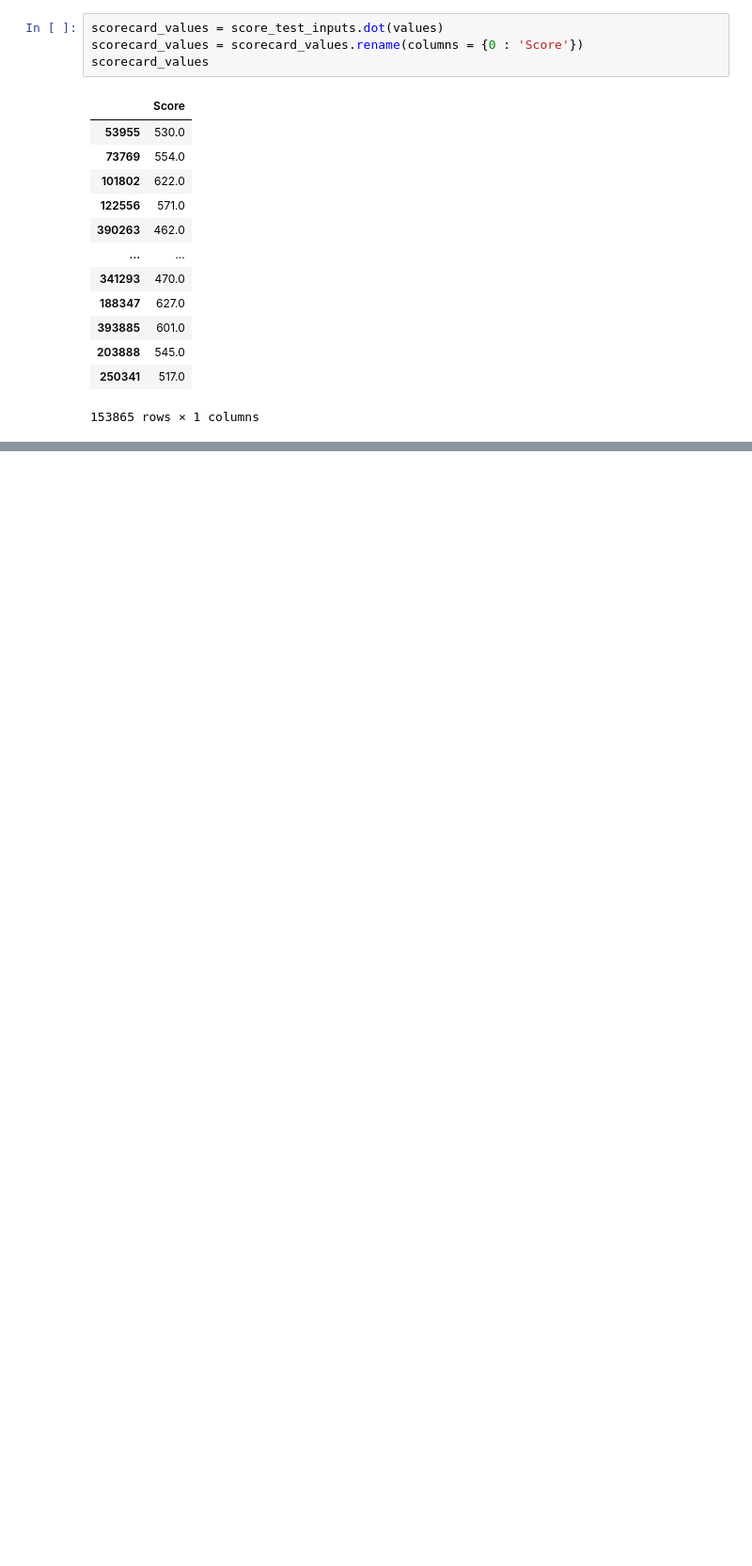
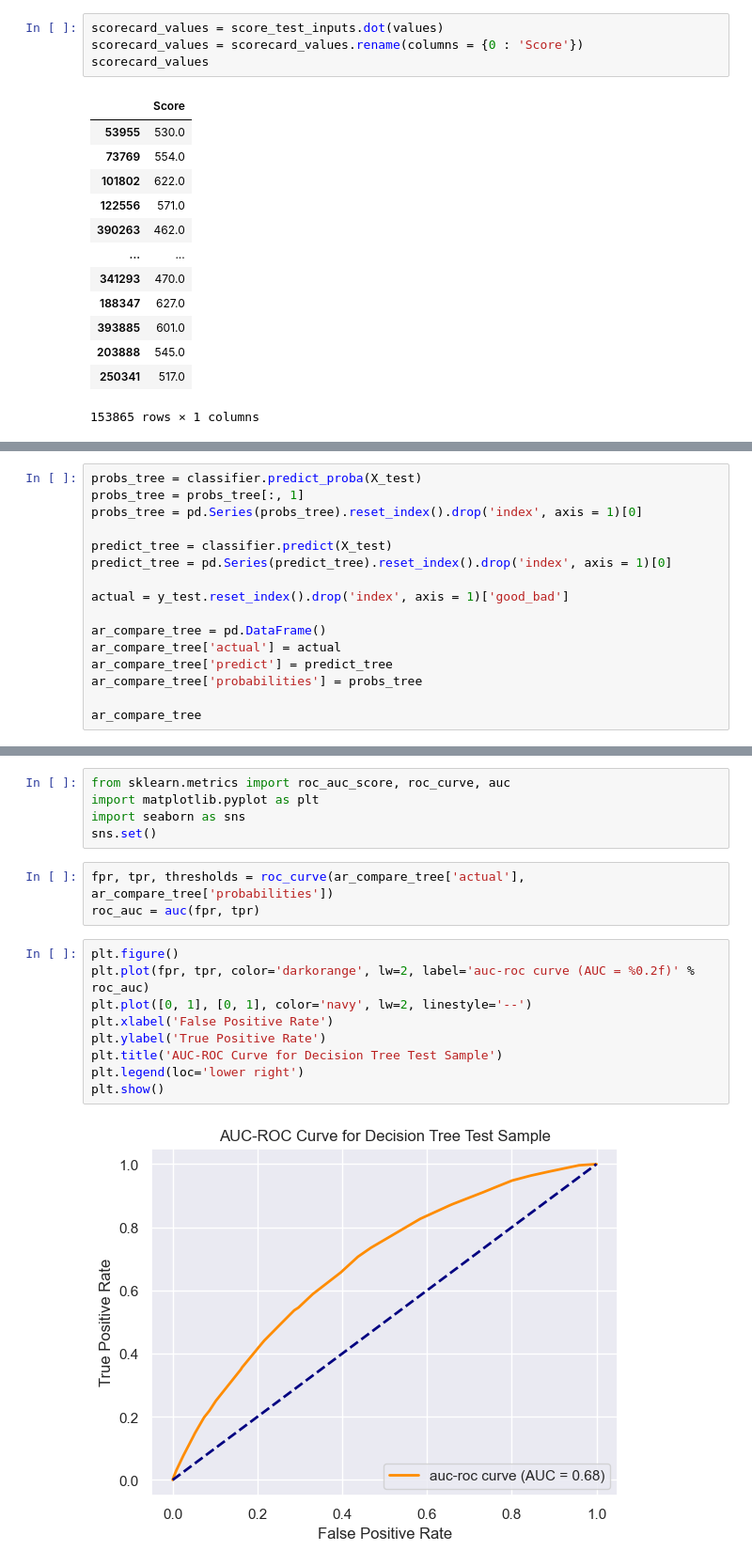
Before and after one commit to chingjie98/Retail-A-Score-credit-risk-model, a Jupyter notebook: Credit Risk Model.ipynb, the cells around one changed output, grey strips where cells are left out. Shown at 94% size. Drawn from its saved outputs; the diff is of its cells as text; blank space fills up the shorter version.

```diff
--- a/Credit Risk Model.ipynb
+++ b/Credit Risk Model.ipynb
@@ -1170,0 +1345,16 @@ scorecard_values
+# %%
+probs_tree = classifier.predict_proba(X_test)
+probs_tree = probs_tree[:, 1]
+probs_tree = pd.Series(probs_tree).reset_index().drop('index', axis = 1)[0]
+
+predict_tree = classifier.predict(X_test)
+predict_tree = pd.Series(predict_tree).reset_index().drop('index', axis = 1)[0]
+
+actual = y_test.reset_index().drop('index', axis = 1)['good_bad']
+
+ar_compare_tree = pd.DataFrame()
+ar_compare_tree['actual'] = actual
+ar_compare_tree['predict'] = predict_tree
+ar_compare_tree['probabilities'] = probs_tree
+
+ar_compare_tree
@@ -1170,0 +1408,19 @@ scorecard_values
+# %%
+from sklearn.metrics import roc_auc_score, roc_curve, auc
+import matplotlib.pyplot as plt
+import seaborn as sns
+sns.set()
+# %%
+fpr, tpr, thresholds = roc_curve(ar_compare_tree['actual'], ar_compare_tree['probabilities'])
+roc_auc = auc(fpr, tpr)
+# %%
+plt.figure()
+plt.plot(fpr, tpr, color='darkorange', lw=2, label='auc-roc curve (AUC = %0.2f)' % roc_auc)
+plt.plot([0, 1], [0, 1], color='navy', lw=2, linestyle='--')
+plt.xlabel('False Positive Rate')
+plt.ylabel('True Positive Rate')
+plt.title('AUC-ROC Curve for Decision Tree Test Sample')
+plt.legend(loc='lower right')
+plt.show()
+# %% [output]
+[figure, added]
```
Also changed, not shown: parts of 22 cells of this notebook.
